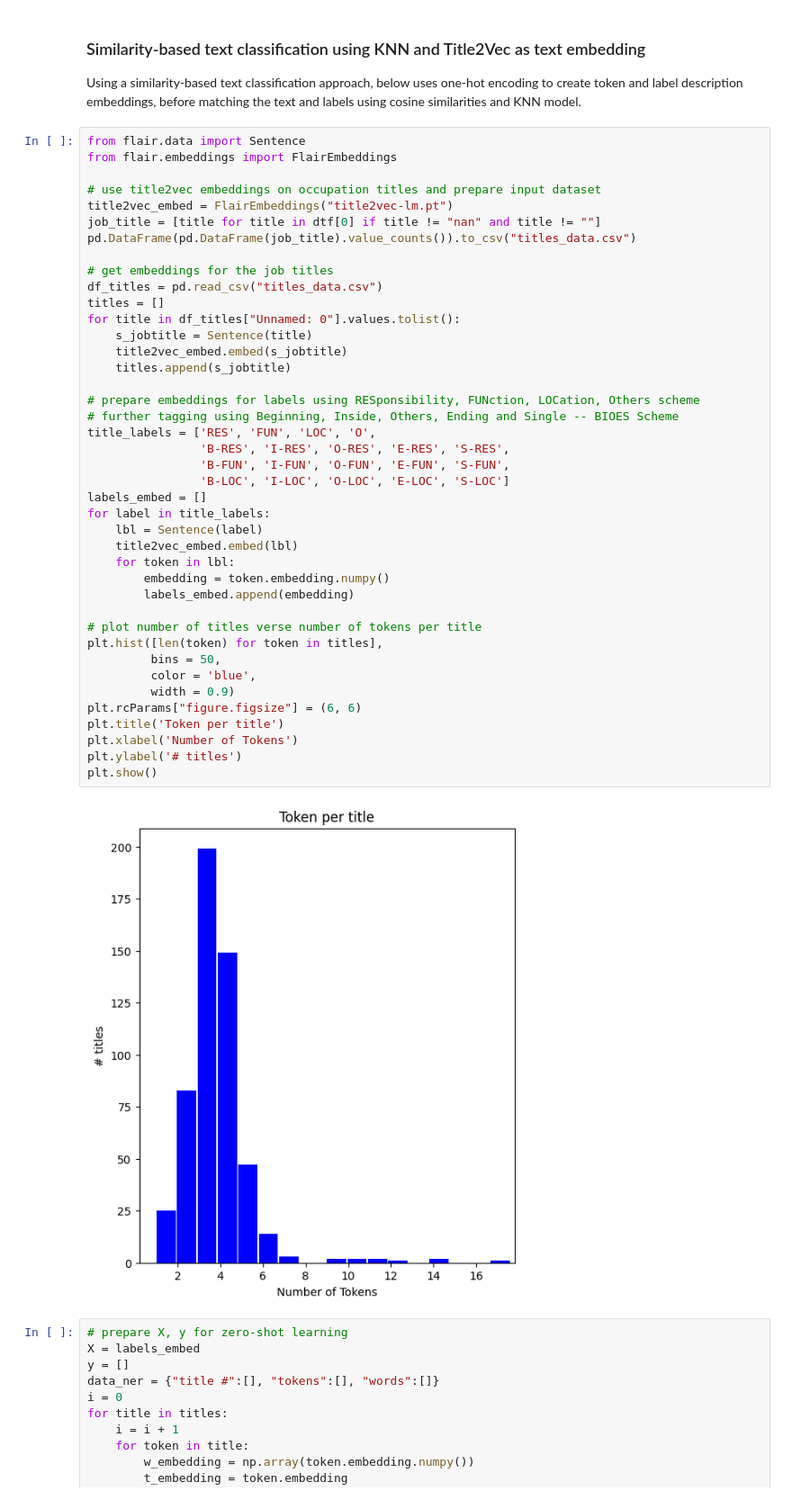
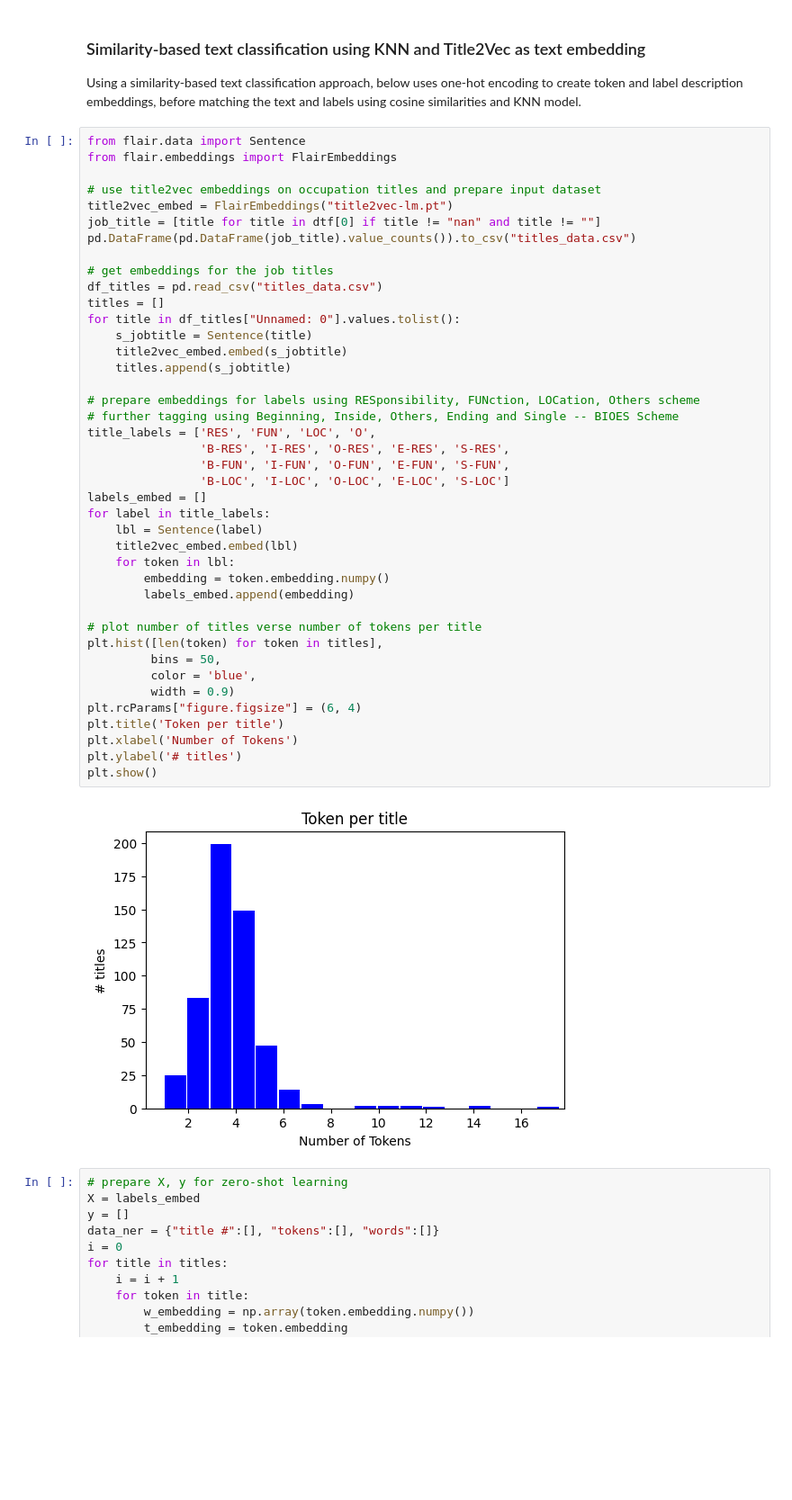
Before and after one commit to tsa-ml/tsa-ml, a Jupyter notebook: Research Questions - Use Cases.ipynb, the cells around one changed output. Shown at 90% size. Saved outputs shown, nothing was run; the diff lists cells and outputs as text; blank space fills up the shorter version.

```diff
--- a/Research Questions - Use Cases.ipynb
+++ b/Research Questions - Use Cases.ipynb
@@ -426,35 +426,35 @@ df_titles = pd.read_csv("titles_data.csv")
 titles = []
 for title in df_titles["Unnamed: 0"].values.tolist():
     s_jobtitle = Sentence(title)
     title2vec_embed.embed(s_jobtitle)
     titles.append(s_jobtitle)
 
 # prepare embeddings for labels using RESponsibility, FUNction, LOCation, Others scheme
 # further tagging using Beginning, Inside, Others, Ending and Single -- BIOES Scheme
 title_labels = ['RES', 'FUN', 'LOC', 'O',
                 'B-RES', 'I-RES', 'O-RES', 'E-RES', 'S-RES',
                 'B-FUN', 'I-FUN', 'O-FUN', 'E-FUN', 'S-FUN',
                 'B-LOC', 'I-LOC', 'O-LOC', 'E-LOC', 'S-LOC']
 labels_embed = []
 for label in title_labels:
     lbl = Sentence(label)
     title2vec_embed.embed(lbl)
     for token in lbl:
         embedding = token.embedding.numpy()
         labels_embed.append(embedding)
 
 # plot number of titles verse number of tokens per title
 plt.hist([len(token) for token in titles],
          bins = 50,
          color = 'blue',
          width = 0.9)
-plt.rcParams["figure.figsize"] = (6, 6)
+plt.rcParams["figure.figsize"] = (6, 4)
 plt.title('Token per title')
 plt.xlabel('Number of Tokens')
 plt.ylabel('# titles')
 plt.show()
 # %% [output]
-[figure, old version]
+[figure, new version]
 # %%
 # prepare X, y for zero-shot learning
 X = labels_embed
```
Also changed, not shown: parts of 10 cells of this notebook.
